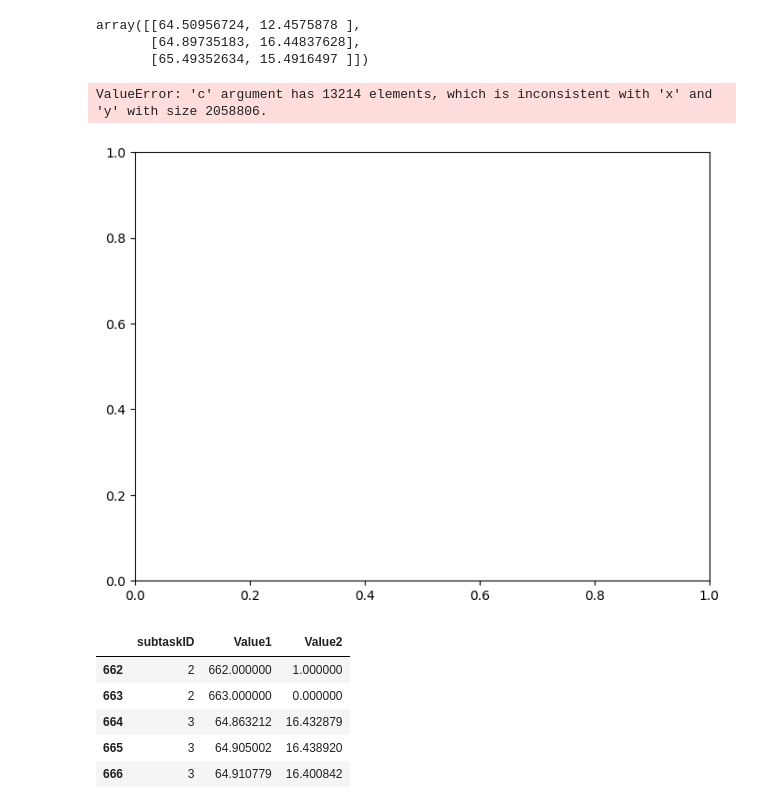
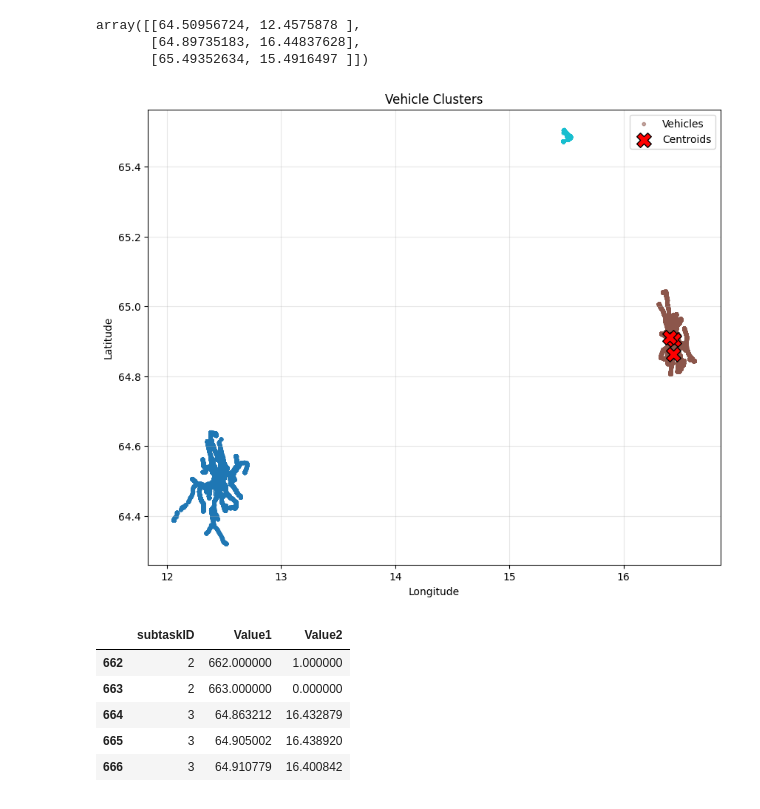
Before and after one commit to andreiverse/ai, a Jupyter notebook: Etapa Locală - Olimpiada Națională de Inteligență Artificială 2026/Public Transport/solve.ipynb, the cells around one changed output. Drawn from its saved outputs; the diff is of its cells as text; code cells hidden in the pictures.

```diff
--- a/Etapa Locală - Olimpiada Națională de Inteligență Artificială 2026/Public Transport/solve.ipynb
+++ b/Etapa Locală - Olimpiada Națională de Inteligență Artificială 2026/Public Transport/solve.ipynb
@@ -31,48 +31,43 @@ Solution
 # %%
 # task 2
 from sklearn.cluster import KMeans
+vehicle_centroids = X.groupby("id")[["latitude", "longitude"]].mean().reset_index()
 
 kmeans = KMeans(n_clusters=3, random_state=42)
-kmeans.fit(X[["latitude", "longitude"]])
+kmeans.fit(vehicle_centroids[["latitude", "longitude"]])
 
-X["label"] = kmeans.labels_
+vehicle_centroids["label"] = kmeans.labels_
 
-task2_df = pd.DataFrame({
-        "subtaskID": 2,
-        "Value1": X["id"],
-        "Value2": kmeans.labels_
-    })
+task2_rows = pd.DataFrame({
+    "subtaskID": 2,
+    "Value1": vehicle_centroids["id"],
+    "Value2": vehicle_centroids["label"]
+})
 
-unique_vehicles = task2_df.groupby("Value1", as_index=False).first()
-
-unique_vehicles = unique_vehicles[["subtaskID", "Value1", "Value2"]]
-
-Solution = pd.concat([
-    Solution,
-    unique_vehicles
-])
-
-kmeans.cluster_centers_
+Solution = pd.concat([Solution, task2_rows], ignore_index=True)
 # %% [output]
 array([[64.50956724, 12.4575878 ],
        [64.89735183, 16.44837628],
        [65.49352634, 15.4916497 ]])
 # %%
-fig, ax = plt.subplots(figsize=(8, 6))
+fig, ax = plt.subplots(figsize=(10, 8))
 
-X.plot(x="latitude", y="longitude", kind="scatter", ax=ax,
-       c=kmeans.labels_, cmap="tab10", colorbar=False, s=50)
+scatter = ax.scatter(X["longitude"], X["latitude"],
+                     c=X["label"], cmap="tab10",
+                     s=10, alpha=0.5, label="Vehicles")
 
-centroids = pd.DataFrame(kmeans.cluster_centers_, columns=["latitude", "longitude"])
+ax.scatter(kmeans.cluster_centers_[:, 1], kmeans.cluster_centers_[:, 0],
+           c='red', marker='X', s=200, label="Centroids", edgecolors='black')
 
-centroids.plot(x="latitude", y="longitude", kind="scatter", ax=ax,
-               color="red", marker="X", s=200, label="Centroids")
+ax.set_xlabel("Longitude")
+ax.set_ylabel("Latitude")
+ax.set_title("Vehicle Clusters")
+ax.legend()
+plt.grid(True, alpha=0.3)
 
-plt.legend()
 plt.show()
 # %% [output]
-ValueError: 'c' argument has 13214 elements, which is inconsistent with 'x' and 'y' with size 2058806.
-[figure, old version]
+[figure, new version]
 # %%
 X["timestamp"] = pd.to_datetime(X["timestamp"])
 vehicles_t10 = X[(X["vehicle_type"] == 10) &
```
